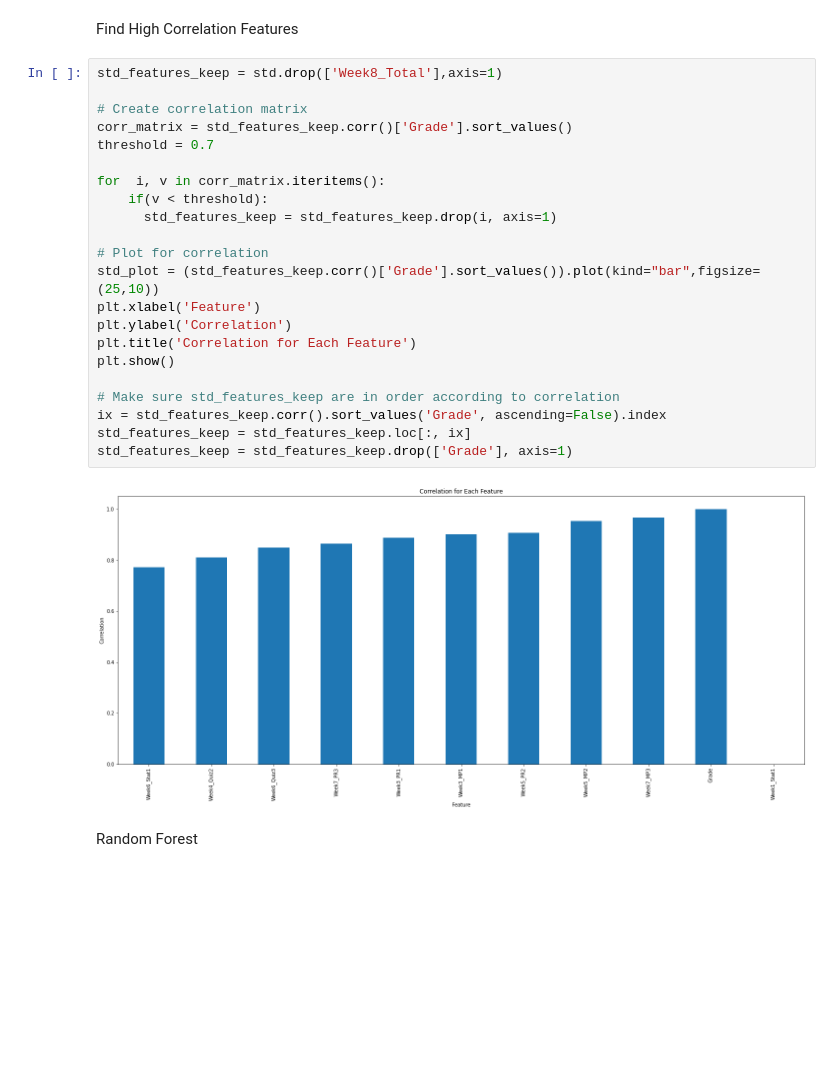
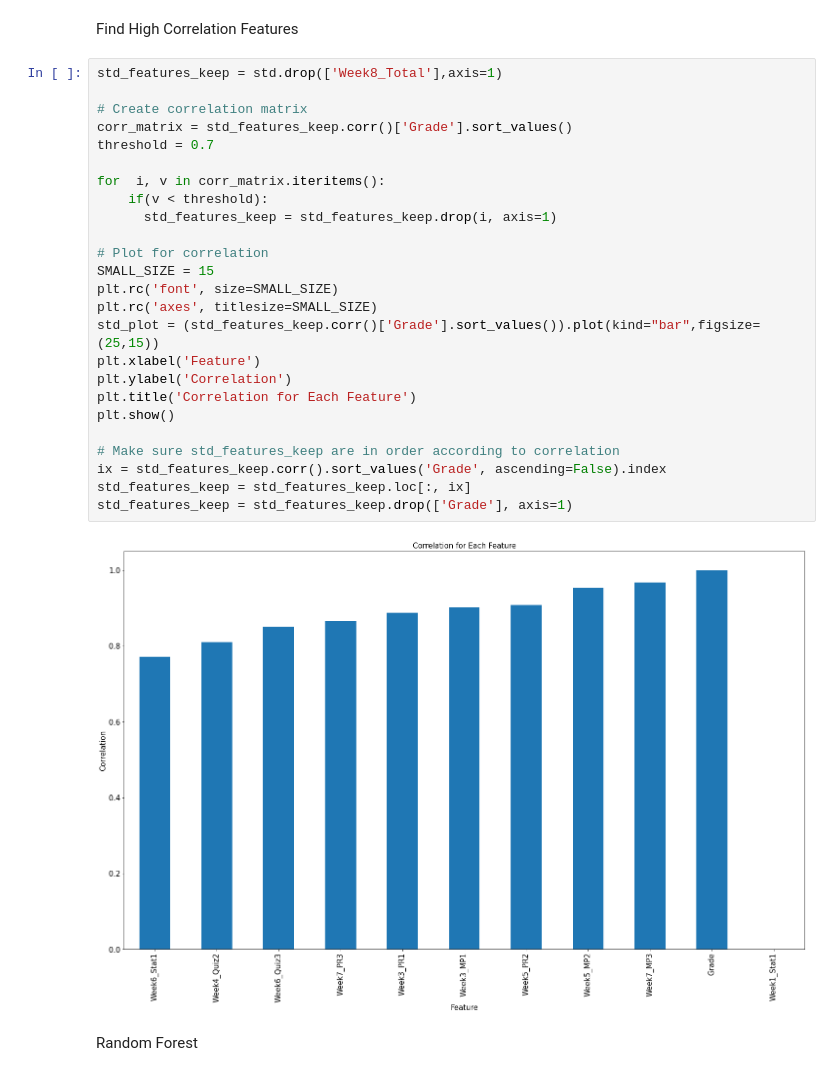
Before and after one commit to claredavies/DataScienceCoursework, a Jupyter notebook: StudentGradePredictionCoursework.ipynb, the cells around one changed output. Saved outputs shown, nothing was run; the diff lists cells and outputs as text; blank space fills up the shorter version.

```diff
--- a/StudentGradePredictionCoursework.ipynb
+++ b/StudentGradePredictionCoursework.ipynb
@@ -45,27 +45,30 @@ Find High Correlation Features
 # %%
 std_features_keep = std.drop(['Week8_Total'],axis=1)
 
 # Create correlation matrix
 corr_matrix = std_features_keep.corr()['Grade'].sort_values()
 threshold = 0.7
 
 for  i, v in corr_matrix.iteritems():
     if(v < threshold):
       std_features_keep = std_features_keep.drop(i, axis=1)
 
 # Plot for correlation
-std_plot = (std_features_keep.corr()['Grade'].sort_values()).plot(kind="bar",figsize=(25,10))
+SMALL_SIZE = 15
+plt.rc('font', size=SMALL_SIZE)
+plt.rc('axes', titlesize=SMALL_SIZE)
+std_plot = (std_features_keep.corr()['Grade'].sort_values()).plot(kind="bar",figsize=(25,15))
 plt.xlabel('Feature')
 plt.ylabel('Correlation')
 plt.title('Correlation for Each Feature')
 plt.show()
 
 # Make sure std_features_keep are in order according to correlation
 ix = std_features_keep.corr().sort_values('Grade', ascending=False).index
 std_features_keep = std_features_keep.loc[:, ix]
 std_features_keep = std_features_keep.drop(['Grade'], axis=1)
 # %% [output]
-[figure, old version]
+[figure, new version]
 # %% [markdown]
 Random Forest
 # %%
```
Also changed, not shown: parts of 3 cells of this notebook.
